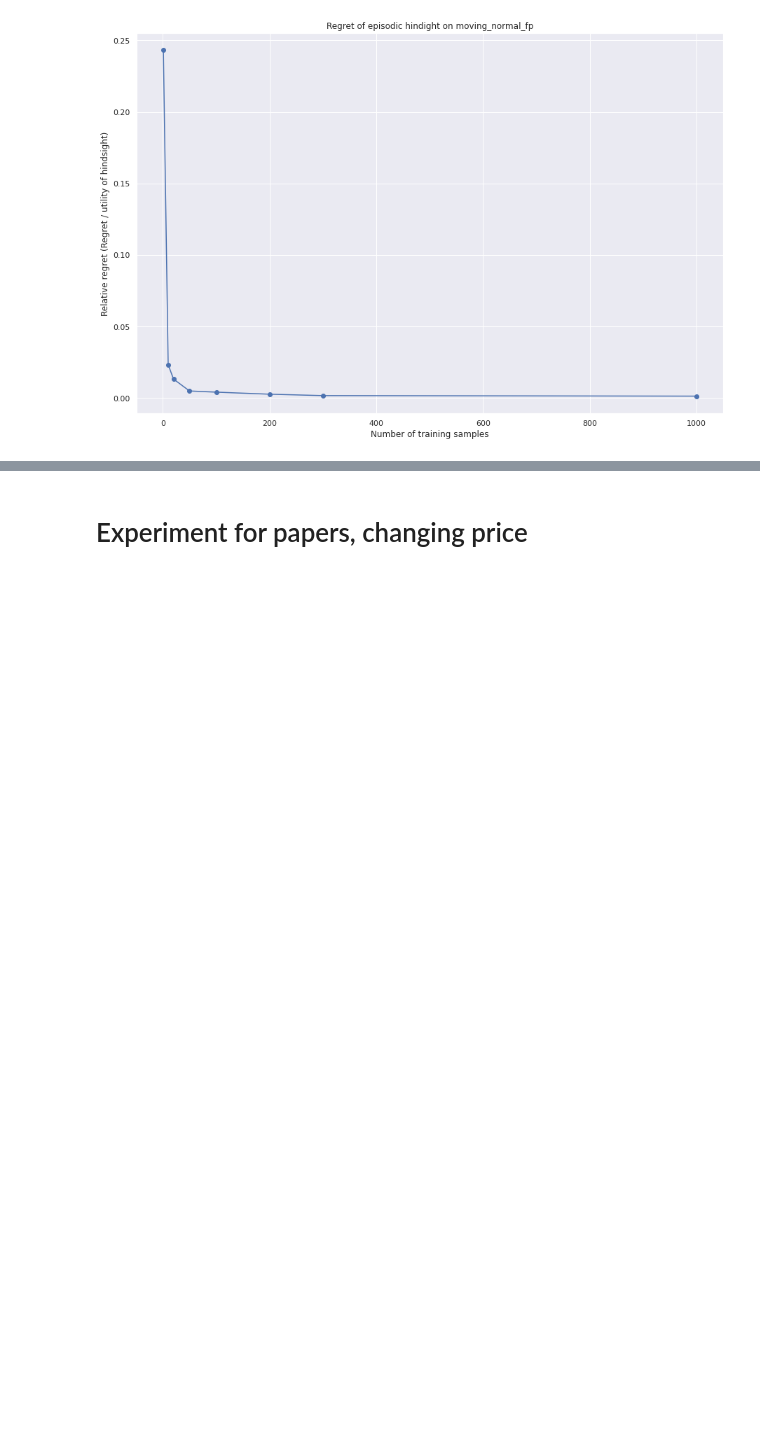
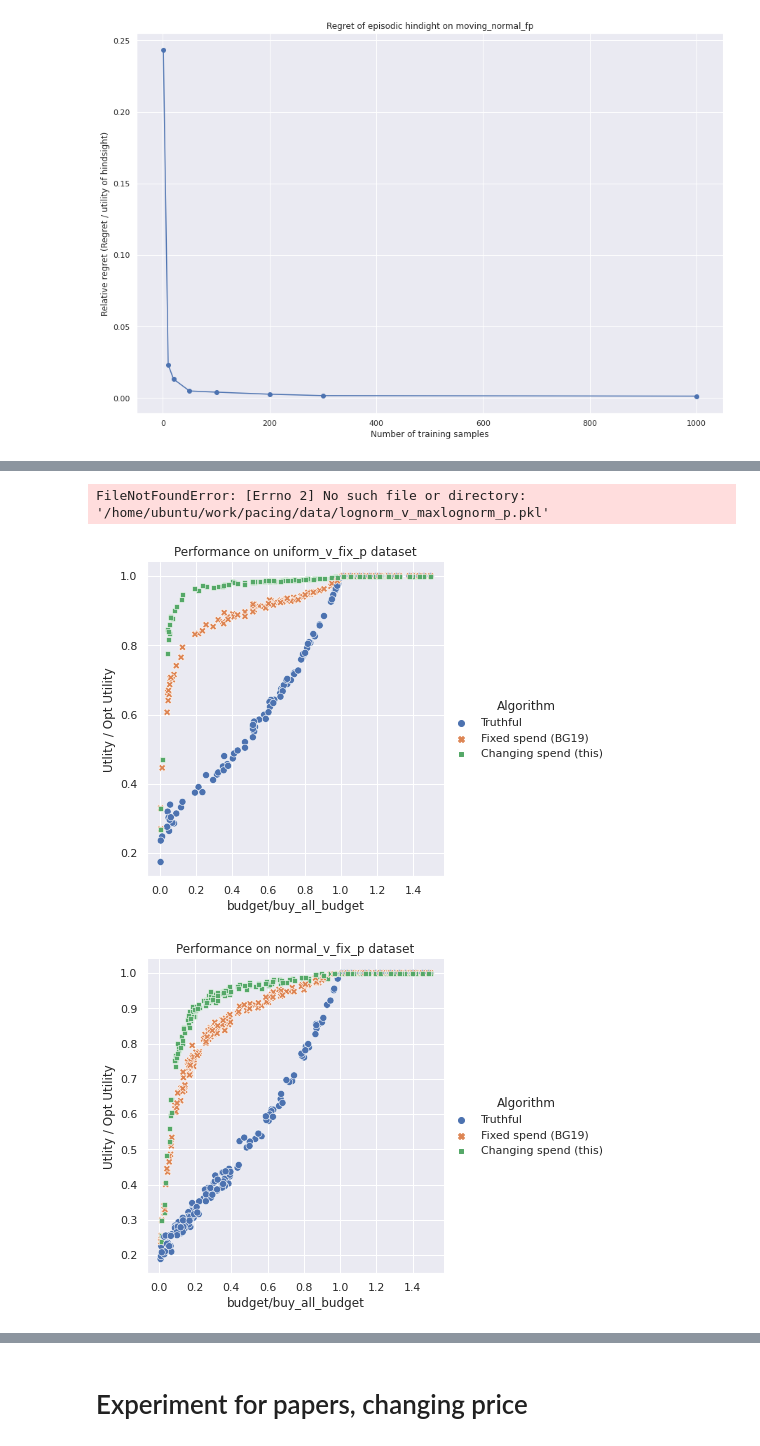
Before and after one commit to bhuvesh/adapdive_pacing, a Jupyter notebook: Pacing_notfb.ipynb, the cells around one changed output, grey strips where cells are left out. Cells and saved outputs as stored; diff of their text form; code cells hidden in the pictures; blank space fills up the shorter version.

```diff
--- a/Pacing_notfb.ipynb
+++ b/Pacing_notfb.ipynb
@@ -933,0 +1299,17 @@ Text(0.5, 1.0, 'Regret of episodic hindight on moving_normal_fp')
+# %%
+for dataset in datasets:
+    df_utility_res[dataset]  = pd.read_pickle('/home/ubuntu/work/pacing/data/' + dataset +'.pkl')
+    ax = sns.relplot(
+    x ='budget_frac',
+    y ='fractional_ut',
+    kind = 'scatter',
+    hue = 'Algorithm',
+    style="Algorithm",
+    height = 5,
+    data = change_OC(df_utility_res[dataset]),
+    s= 50,
+    legend = True
+    )
+    ax.set(xlabel='budget/buy_all_budget' , ylabel='Utlity / Opt Utility', title=('Performance on ' + dataset + ' dataset'))
+    plt.savefig(plot_base + dataset + ".eps",dpi=300, bbox_inches='tight')
+# %% [output]
@@ -933,0 +1336,3 @@ Text(0.5, 1.0, 'Regret of episodic hindight on moving_normal_fp')
+FileNotFoundError: [Errno 2] No such file or directory: '/home/ubuntu/work/pacing/data/lognorm_v_maxlognorm_p.pkl'
+[figure, added]
+[figure, added]
```
Also changed, not shown: parts of 51 cells of this notebook.
